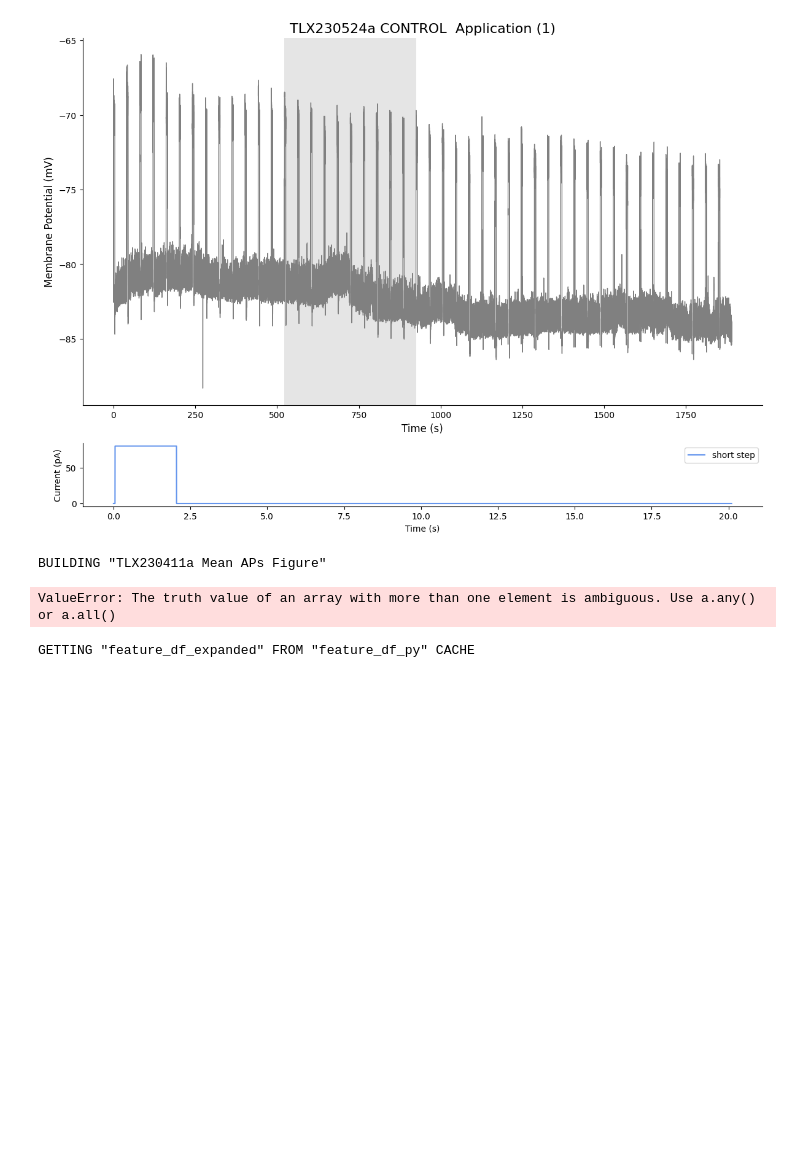
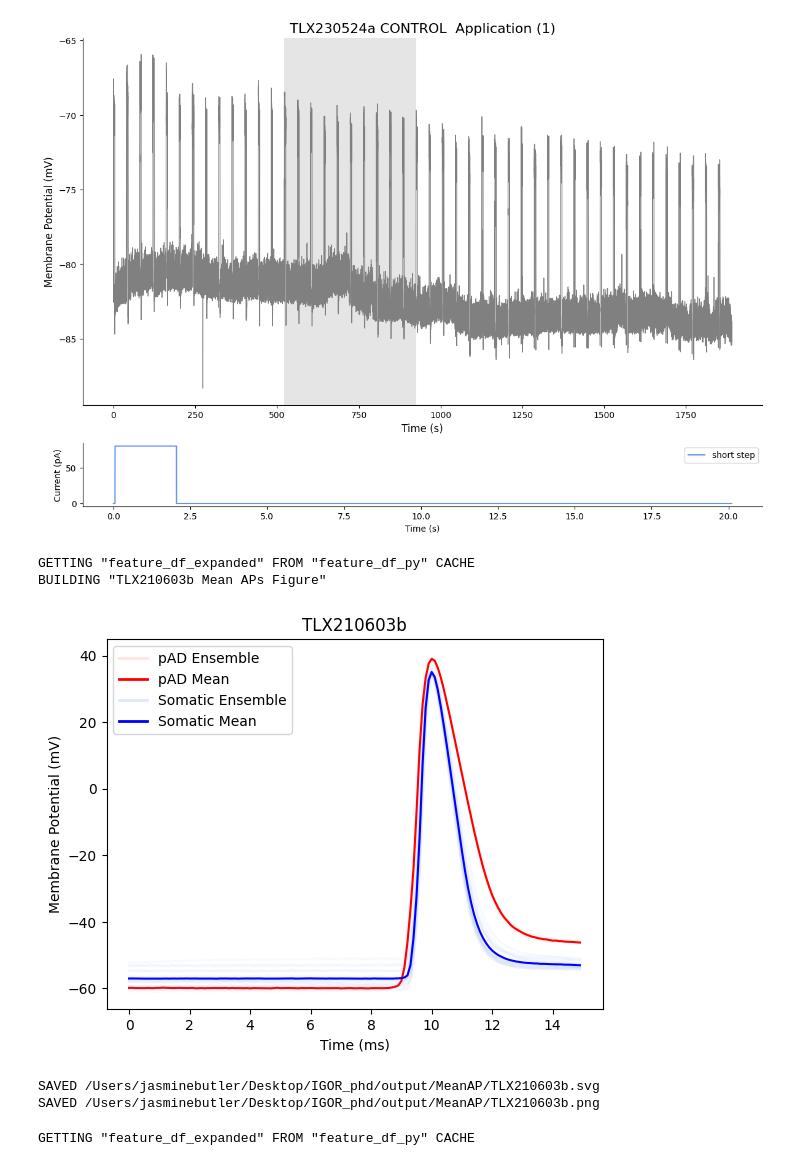
Before and after one commit to jjb-hub/IGOR_phd, a Jupyter notebook: PATCH_DADDY_thebook.ipynb, the cells around one changed output. Cells and saved outputs as stored; diff of their text form; code cells hidden in the pictures; blank space fills up the shorter version.

```diff
--- a/PATCH_DADDY_thebook.ipynb
+++ b/PATCH_DADDY_thebook.ipynb
@@ -76,12 +109,20 @@ SAVED /Users/jasminebutler/Desktop/IGOR_phd/output/DrugApplication/TLX230524a.pn
 # %%
 #pAD PLOTTING
 
-getorbuildMeanAPFig(filename, cell_df, from_scratch=True) #cell_ID_or_cell_df
+# getorbuildMeanAPFig(filename, cell_df, from_scratch=True) #cell_ID_or_cell_df
+
+getorbuildMeanAPFig(filename, 'TLX210603b', from_scratch=True) #cell_ID_or_cell_df
+#FIX ME: 'CTG230222a' , 'CTG230220c'
+#ONLY PLOTTING MEAN:  'TLX210328a'
+#try:
 
 #fix for traces with no APs!
 # %% [output]
-BUILDING "TLX230411a Mean APs Figure"
+GETTING "feature_df_expanded" FROM "feature_df_py" CACHE
+BUILDING "TLX210603b Mean APs Figure"
+[figure, added]
-ValueError: The truth value of an array with more than one element is ambiguous. Use a.any() or a.all()
+SAVED /Users/jasminebutler/Desktop/IGOR_phd/output/MeanAP/TLX210603b.svg
+SAVED /Users/jasminebutler/Desktop/IGOR_phd/output/MeanAP/TLX210603b.png
 # %%
 #this function is dependant on values from feature_df_expanded
 #this will generate all plots that could also be gotten by getorbuildHistogram(finename, identifier) #FIX ME
```
Also changed, not shown: parts of 2 cells of this notebook, 1 other file.
